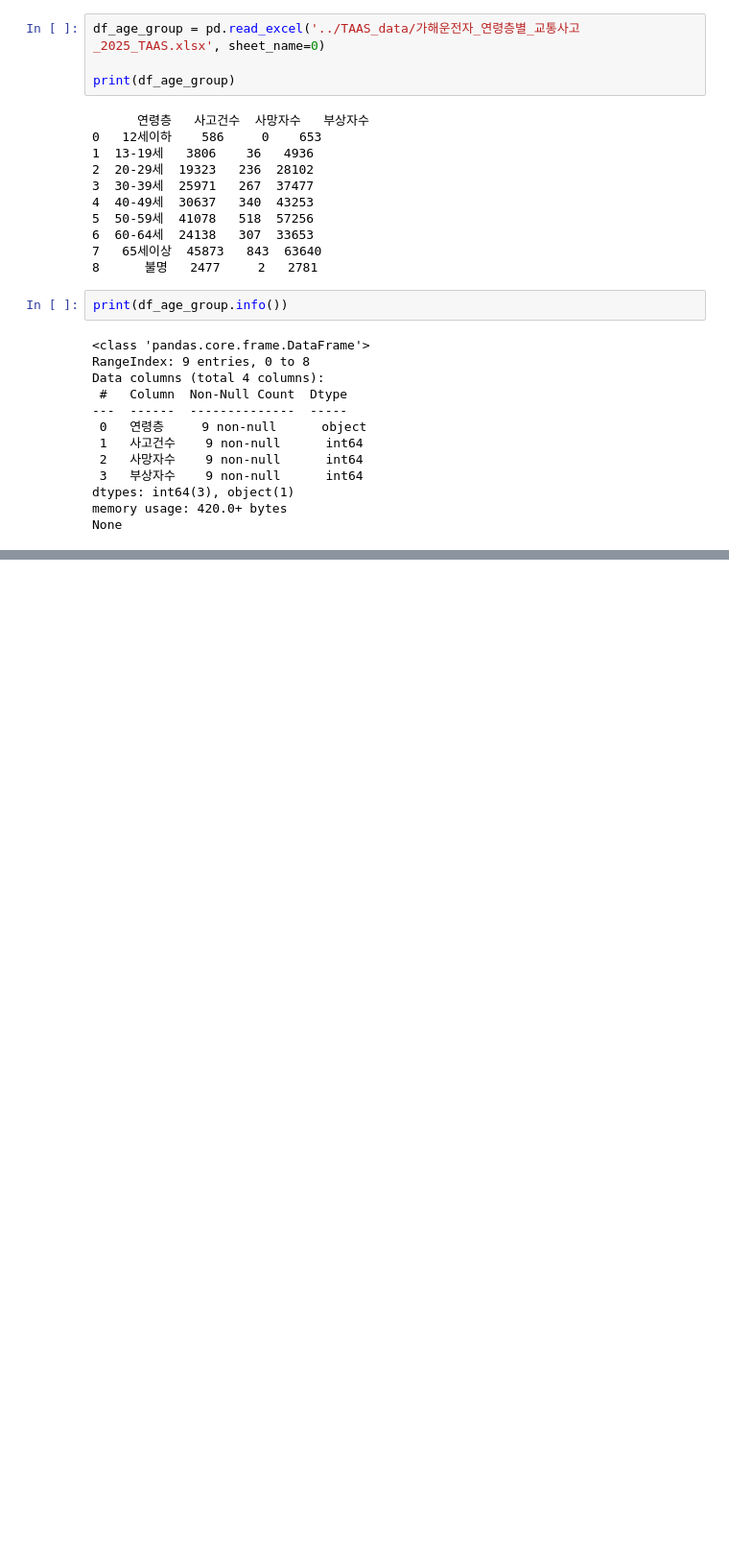
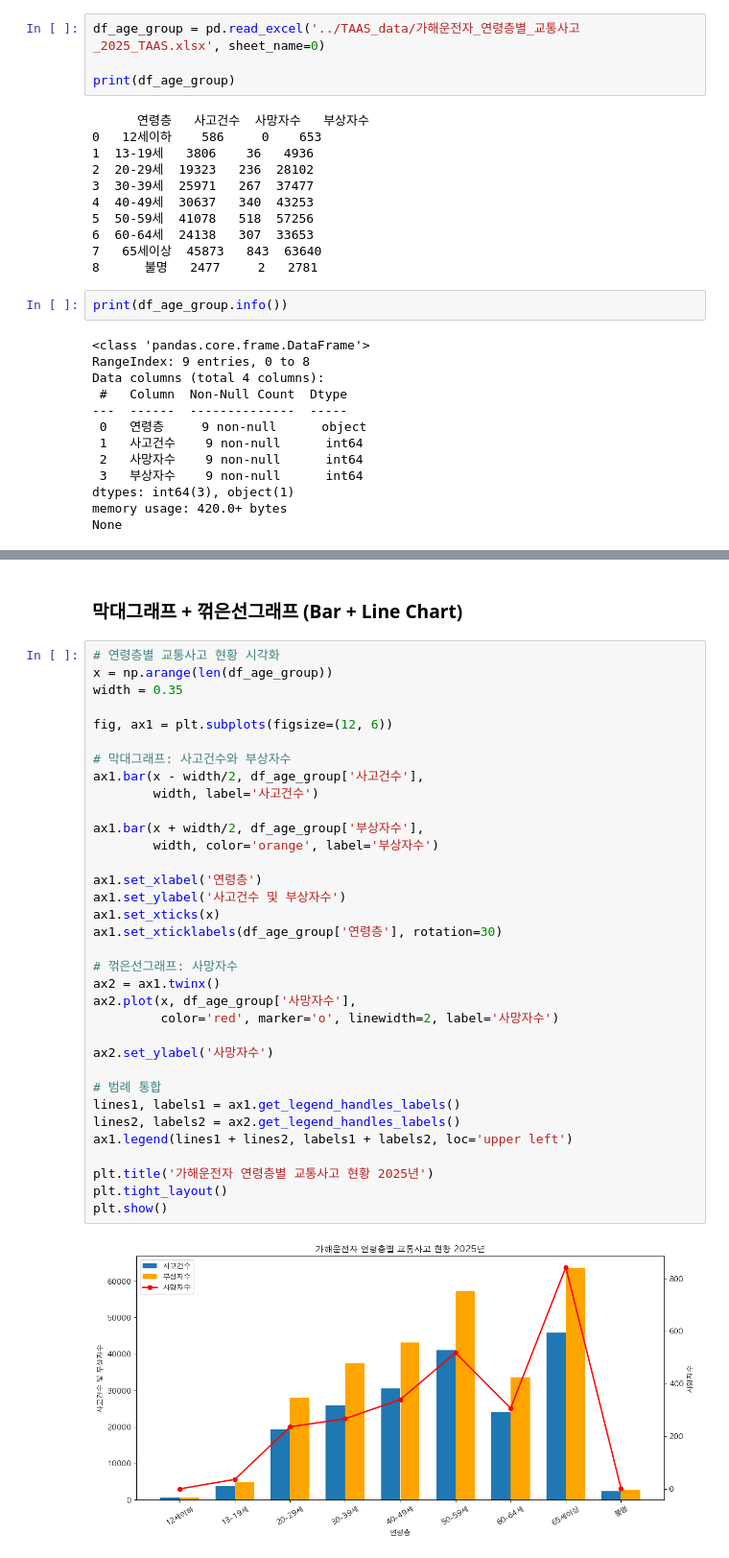
Before and after one commit to thihaoov/Korea-traffic-accident-analysis, a Jupyter notebook: notebooks/06_TAAS_Accident_Analysis.ipynb, the cells around one changed output, grey strips where cells are left out. Shown at 96% size. Saved outputs shown, nothing was run; the diff lists cells and outputs as text; blank space fills up the shorter version.

```diff
--- a/notebooks/06_TAAS_Accident_Analysis.ipynb
+++ b/notebooks/06_TAAS_Accident_Analysis.ipynb
@@ -39,0 +58,38 @@ None
+# %% [markdown]
+### 막대그래프 + 꺾은선그래프 (Bar + Line Chart)
+# %%
+# 연령층별 교통사고 현황 시각화
+x = np.arange(len(df_age_group))
+width = 0.35
+
+fig, ax1 = plt.subplots(figsize=(12, 6))
+
+# 막대그래프: 사고건수와 부상자수
+ax1.bar(x - width/2, df_age_group['사고건수'],
+        width, label='사고건수')
+
+ax1.bar(x + width/2, df_age_group['부상자수'],
+        width, color='orange', label='부상자수')
+
+ax1.set_xlabel('연령층')
+ax1.set_ylabel('사고건수 및 부상자수')
+ax1.set_xticks(x)
+ax1.set_xticklabels(df_age_group['연령층'], rotation=30)
+
+# 꺾은선그래프: 사망자수
+ax2 = ax1.twinx()
+ax2.plot(x, df_age_group['사망자수'],
+         color='red', marker='o', linewidth=2, label='사망자수')
+
+ax2.set_ylabel('사망자수')
+
+# 범례 통합
+lines1, labels1 = ax1.get_legend_handles_labels()
+lines2, labels2 = ax2.get_legend_handles_labels()
+ax1.legend(lines1 + lines2, labels1 + labels2, loc='upper left')
+
+plt.title('가해운전자 연령층별 교통사고 현황 2025년')
+plt.tight_layout()
+plt.show()
+# %% [output]
+[figure, added]
```
Also changed, not shown: parts of 17 cells of this notebook.
